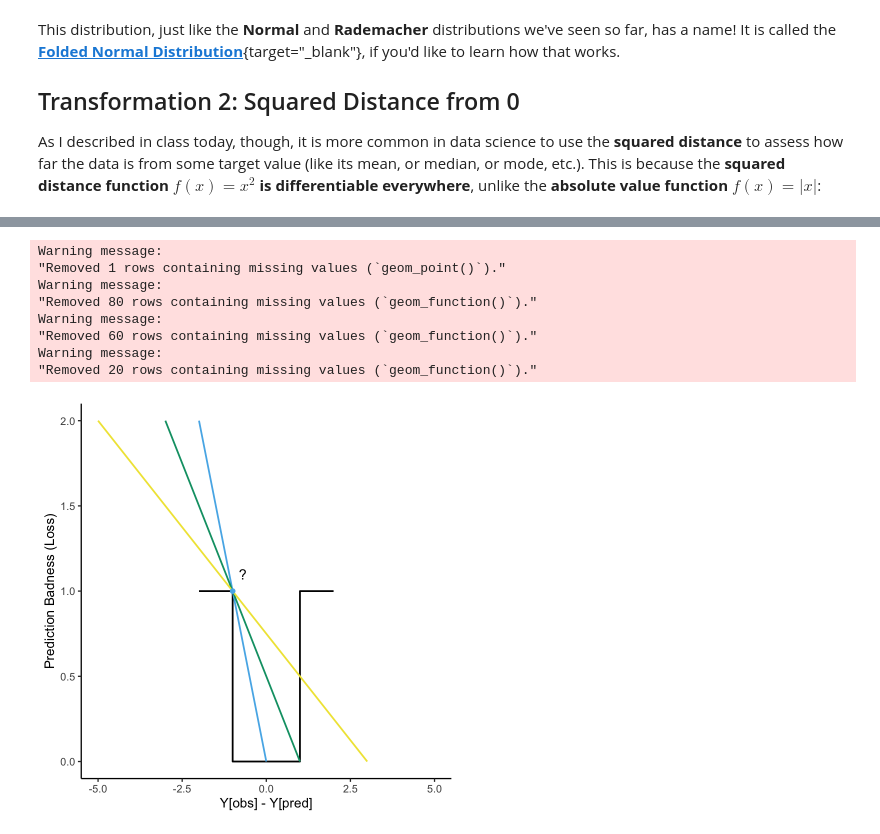
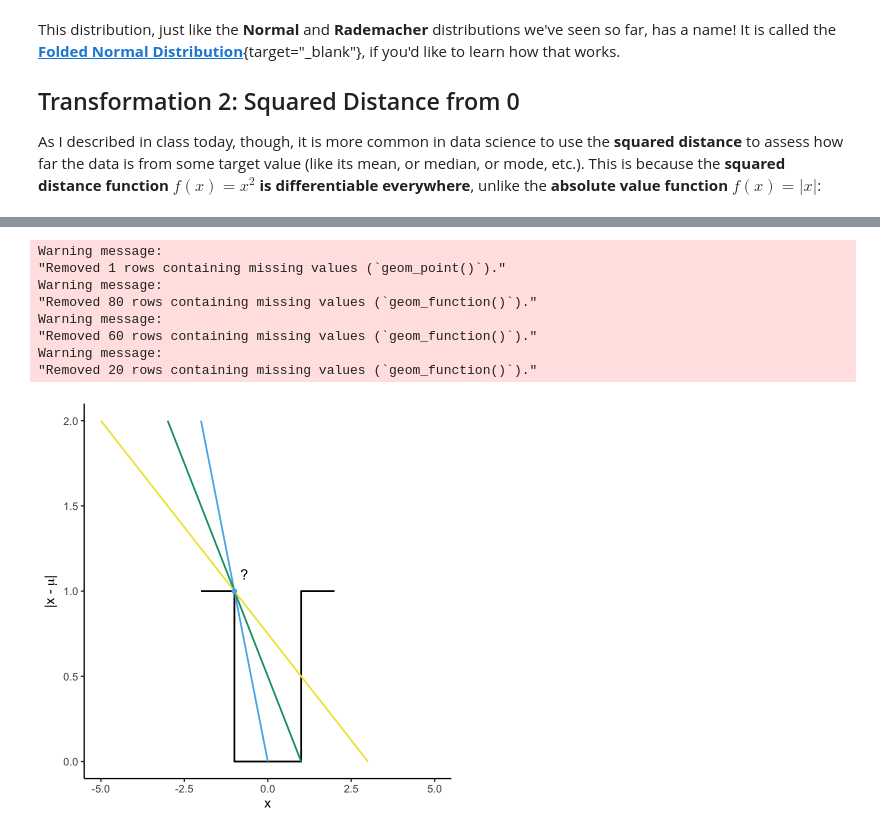
Before and after one commit to jpowerj/2023-fall-dsan5100, a Jupyter notebook: writeups/lab-4-prep/DSAN5100_Lab_4_Prep.ipynb, the cells around one changed output, grey strips where cells are left out. Drawn from its saved outputs; the diff is of its cells as text; code cells hidden in the pictures.

```diff
--- a/writeups/lab-4-prep/DSAN5100_Lab_4_Prep.ipynb
+++ b/writeups/lab-4-prep/DSAN5100_Lab_4_Prep.ipynb
@@ -601,33 +601,34 @@ Warning message:
 my_fake_deriv <- function(x) { return(-x) }
 my_fake_deriv2 <- function(x) { return(-(1/2)*x + 1/2) }
 my_fake_deriv3 <- function(x) { return(-(1/4)*x + 3/4) }
 
 d=data.frame(x=c(-2,-1,0,1,2), y=c(1,0,0,1,1))
 base <- ggplot() +
   xlim(-5,5) +
   ylim(0,2) +
   labs(
-    x="Y[obs] - Y[pred]",
-    y="Prediction Badness (Loss)"
+    x="x",
+    y=expression("|x - "*mu*"|"),
+    parse = TRUE
   ) +
   geom_step(data=d, mapping=aes(x=x, y=y), linewidth=1) +
   dsan_theme()
 #geom_step(data=d, mapping=aes(x=x, y=y), direction="vh", linetype=3) +
 #geom_point(data=d, mapping=aes(x=x, y=y), color="red")
 
 base + geom_point(data=as.data.frame(list(x=2,y=4)), aes(x=x,y=y), color=cbPalette[2], size=g_pointsize/2) +
   geom_function(fun = my_fake_deriv, color=cbPalette[2], linewidth=1) +
   geom_function(fun = my_fake_deriv2, color=cbPalette[3], linewidth=1) +
   geom_function(fun = my_fake_deriv3, color=cbPalette[4], linewidth=1) +
   geom_point(data=as.data.frame(list(x=-1,y=1)), aes(x=x,y=y), color=cbPalette[2], size=g_pointsize/2) +
   annotate("text", x = -0.7, y = 1.1, label = "?", size=6)
 # %% [output]
 Warning message:
 "Removed 1 rows containing missing values (`geom_point()`)."
 Warning message:
 "Removed 80 rows containing missing values (`geom_function()`)."
 Warning message:
 "Removed 60 rows containing missing values (`geom_function()`)."
 Warning message:
 "Removed 20 rows containing missing values (`geom_function()`)."
-[figure, old version]
+[figure, new version]
```
Also changed, not shown: parts of 1 cell of this notebook, 5 other files.
